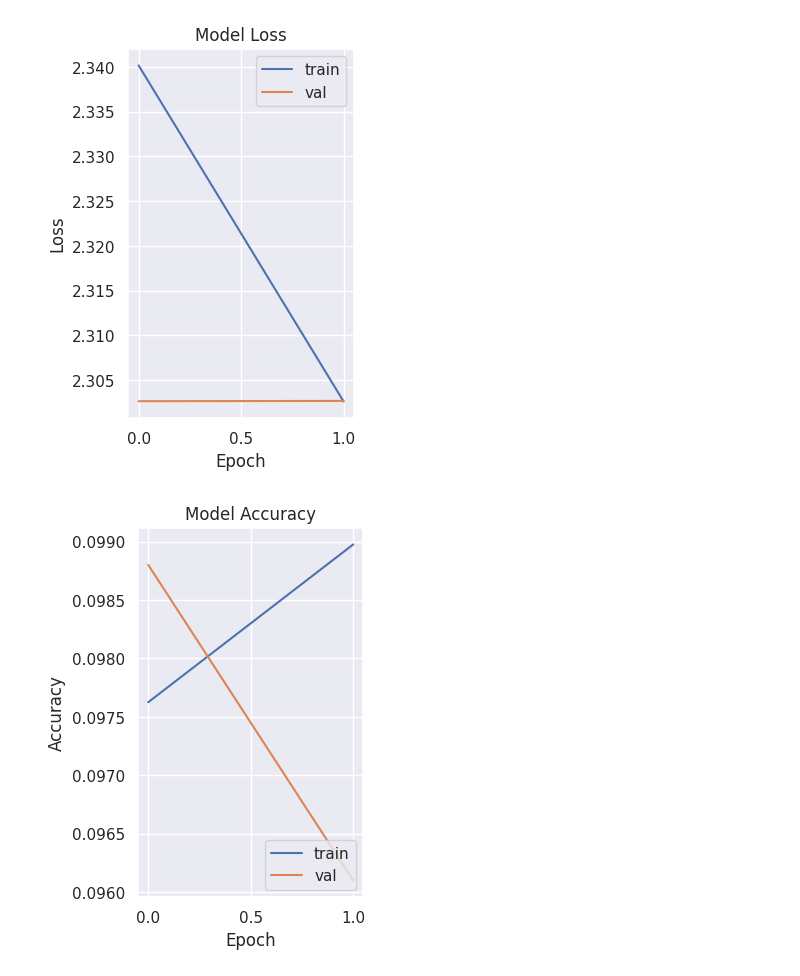
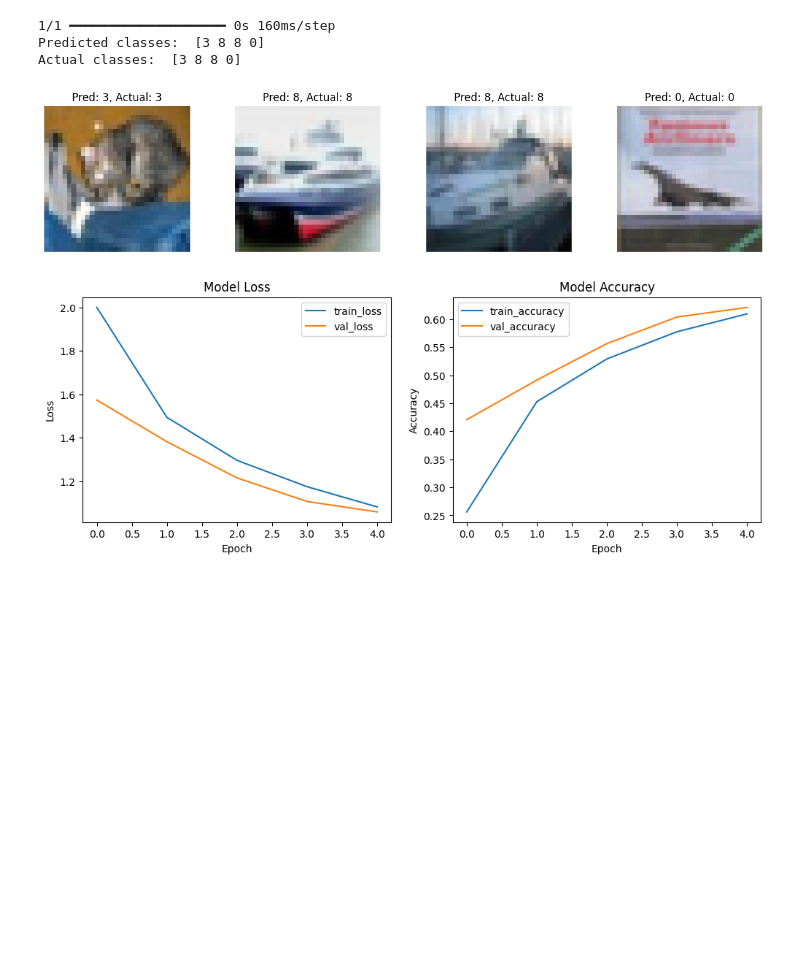
Before and after one commit to AKSHITHREDDI1205/Neural_networks_ICP_5, a Jupyter notebook: ICP_5.ipynb, the cells around one changed output. Drawn from its saved outputs; the diff is of its cells as text; code cells hidden in the pictures; blank space fills up the shorter version.

```diff
--- a/ICP_5.ipynb
+++ b/ICP_5.ipynb
@@ -370,10 +103,0 @@ Testing Accuarcy :  0.1
-# %%
-from sklearn.metrics import confusion_matrix
-import matplotlib.pyplot as plt
-import seaborn as sns
-sns.set()
-
-mat = confusion_matrix(Y_test, y_pred1)
-
-plt.xlabel('Predicted label')
-plt.ylabel('Actual label')
@@ -383,25 +104,47 @@ Text(0, 0.5, 'Actual label')
+# %%
+# Predict the first 4 images of the test data
+predictions = model.predict(X_test[:4])
+predicted_classes = np.argmax(predictions, axis=1)
+actual_classes = np.argmax(y_test[:4], axis=1)
+
+# Print the predictions and actual labels
+print("Predicted classes: ", predicted_classes)
+print("Actual classes: ", actual_classes)
+
+# Plot the first 4 test images, predicted labels, and actual labels
+fig, axes = plt.subplots(1, 4, figsize=(15, 3))
+for i in range(4):
+    axes[i].imshow(X_test[i])
+    axes[i].set_title(f"Pred: {predicted_classes[i]}, Actual: {actual_classes[i]}")
+    axes[i].axis('off')
+plt.show()
+# %% [output]
+1/1 ━━━━━━━━━━━━━━━━━━━━ 0s 160ms/step
+Predicted classes:  [3 8 8 0]
+Actual classes:  [3 8 8 0]
+[figure, added]
 # %%
-import matplotlib.pyplot as plt
+# Visualize Loss and Accuracy
+plt.figure(figsize=(12, 4))
 
-plt.subplot(1,2,1)
-# Plot the training and validation loss
-plt.plot(history2.history['loss'])
-plt.plot(history2.history['val_loss'])
+# Plot Loss
+plt.subplot(1, 2, 1)
+plt.plot(history.history['loss'], label='train_loss')
+plt.plot(history.history['val_loss'], label='val_loss')
 plt.title('Model Loss')
 plt.ylabel('Loss')
 plt.xlabel('Epoch')
-plt.legend(['train', 'val'], loc='upper right')
-plt.show()
+plt.legend(loc='upper right')
 
-plt.subplot(1,2,2)
-# Plot the training and validation accuracy
-plt.plot(history2.history['accuracy'])
-plt.plot(history2.history['val_accuracy'])
+# Plot Accuracy
+plt.subplot(1, 2, 2)
+plt.plot(history.history['accuracy'], label='train_accuracy')
+plt.plot(history.history['val_accuracy'], label='val_accuracy')
 plt.title('Model Accuracy')
 plt.ylabel('Accuracy')
 plt.xlabel('Epoch')
-plt.legend(['train', 'val'], loc='lower right')
+plt.legend(loc='upper left')
+
 plt.show()
 # %% [output]
-[figure, old version]
+[figure, new version]
-[figure, removed]
```
Also changed, not shown: parts of 24 cells of this notebook.
